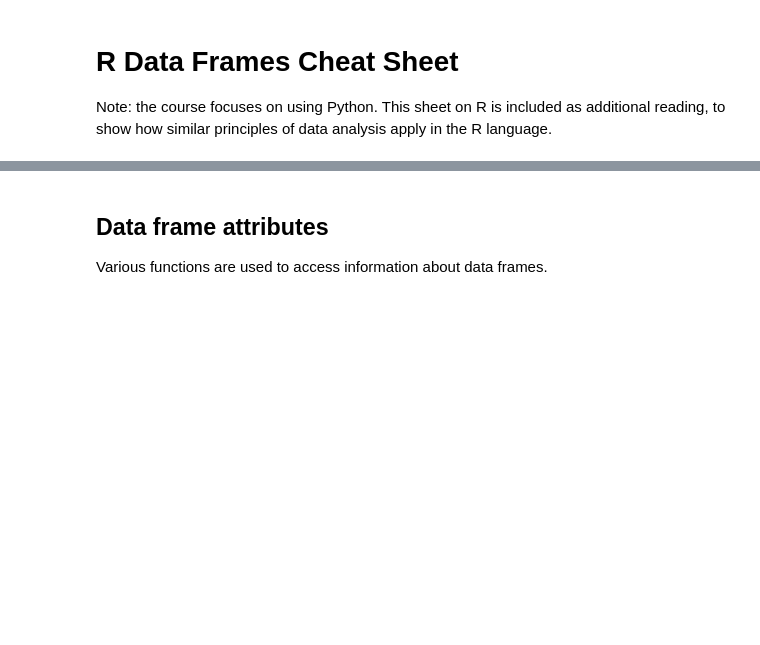
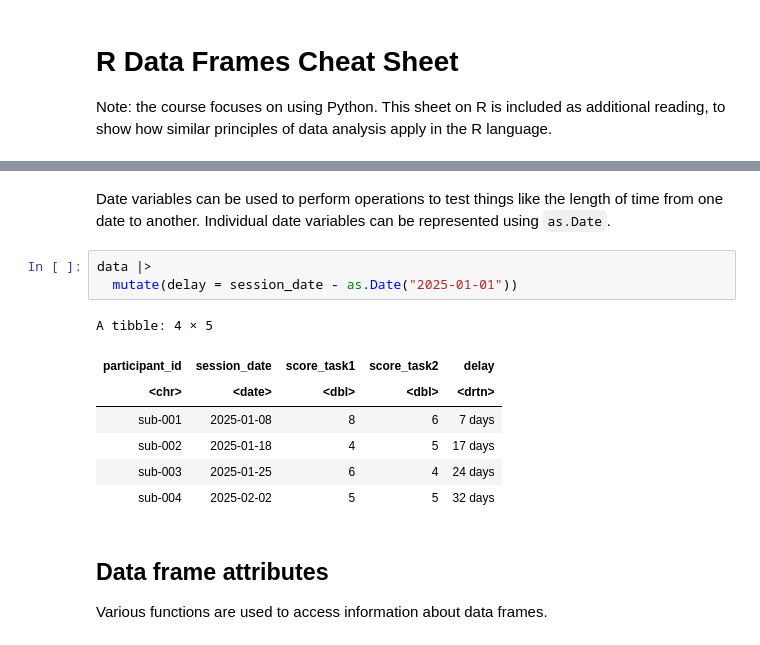
Before and after one commit to mortonne/datascipsych, a Jupyter notebook: chapters/chapter7/review_r.ipynb, the cells around one changed output, grey strips where cells are left out. Drawn from its saved outputs; the diff is of its cells as text; blank space fills up the shorter version.

```diff
--- a/chapters/chapter7/review_r.ipynb
+++ b/chapters/chapter7/review_r.ipynb
@@ -39,6 +39,19 @@ A spec_tbl_df: 4 × 4
 | sub-002 | 2025-01-18 | 4 | 5 |
 | sub-003 | 2025-01-25 | 6 | 4 |
 | sub-004 | 2025-02-02 | 5 | 5 |
+# %% [markdown]
+Date variables can be used to perform operations to test things like the length of time from one date to another. Individual date variables can be represented using `as.Date`.
+# %%
+data |>
+  mutate(delay = session_date - as.Date("2025-01-01"))
+# %% [output]
+A tibble: 4 × 5
+| participant_id | session_date | score_task1 | score_task2 | delay |
+| <chr> | <date> | <dbl> | <dbl> | <drtn> |
+| sub-001 | 2025-01-08 | 8 | 6 | 7 days |
+| sub-002 | 2025-01-18 | 4 | 5 | 17 days |
+| sub-003 | 2025-01-25 | 6 | 4 | 24 days |
+| sub-004 | 2025-02-02 | 5 | 5 | 32 days |
 # %% [markdown]
 ## Data frame attributes
 
```
Also changed, not shown: parts of 3 cells of this notebook, 2 other files.
